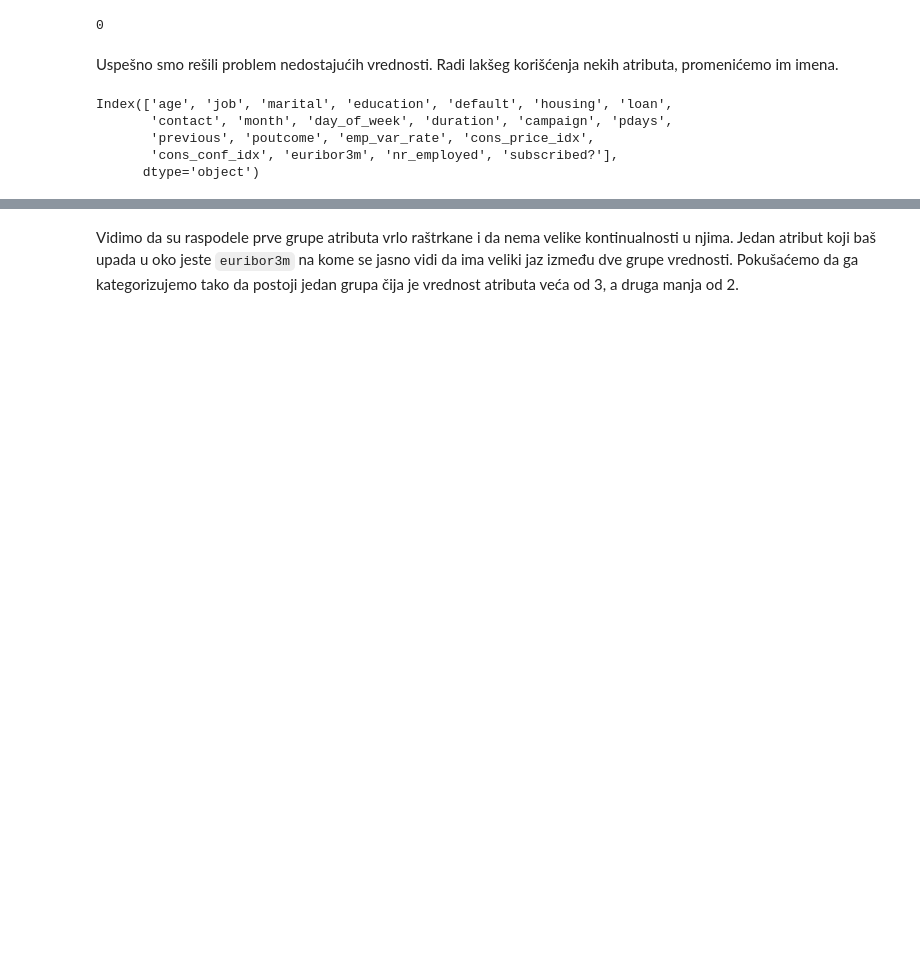
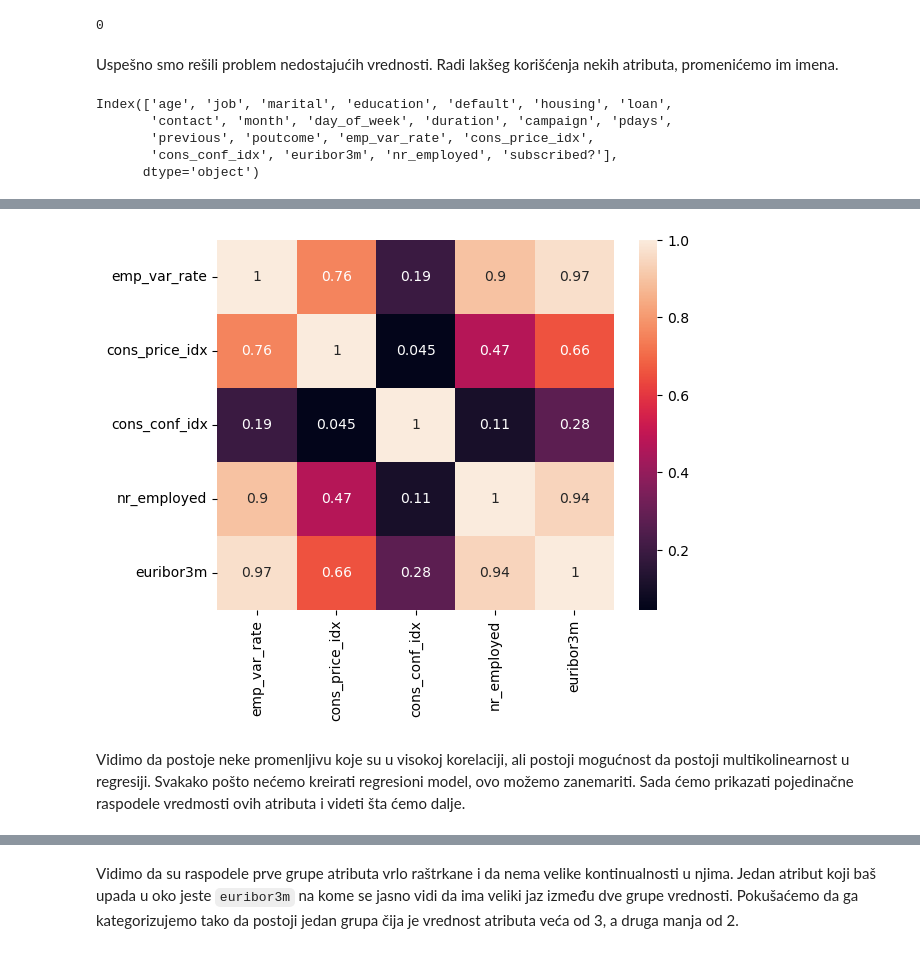
Before and after one commit to NemanjaGojkovic/Kori-enje-klasifikacije-i-klasterovanja-u-sistemu-banke, a Jupyter notebook: Analiza podataka (2. domaci).ipynb, the cells around one changed output, grey strips where cells are left out. Cells and saved outputs as stored; diff of their text form; code cells hidden in the pictures; blank space fills up the shorter version.

Commit message:
Kreirani izvedeni atributi iz postojecih

```diff
--- a/Analiza podataka (2. domaci).ipynb
+++ b/Analiza podataka (2. domaci).ipynb
@@ -247,2 +254,10 @@ Sada ćemo da grafički prikažemo neke od ostalih atibuta kako bismo utvrdili j
+# %%
+banks_corr=banks[['emp_var_rate','cons_price_idx','cons_conf_idx','nr_employed','euribor3m']].corr()
+sns.heatmap(banks_corr, annot=True)
+plt.show()
+# %% [output]
+[figure, added]
+# %% [markdown]
+Vidimo da postoje neke promenljivu koje su u visokoj korelaciji, ali postoji mogućnost da postoji multikolinearnost u regresiji. Svakako pošto nećemo kreirati regresioni model, ovo možemo zanemariti. Sada ćemo prikazati pojedinačne raspodele vredmosti ovih atributa i videti šta ćemo dalje.
 # %%
 banks[['emp_var_rate','cons_price_idx','cons_conf_idx','nr_employed','euribor3m']].hist(bins=50)
```
Also changed, not shown: parts of 39 cells of this notebook, 2 other files.
